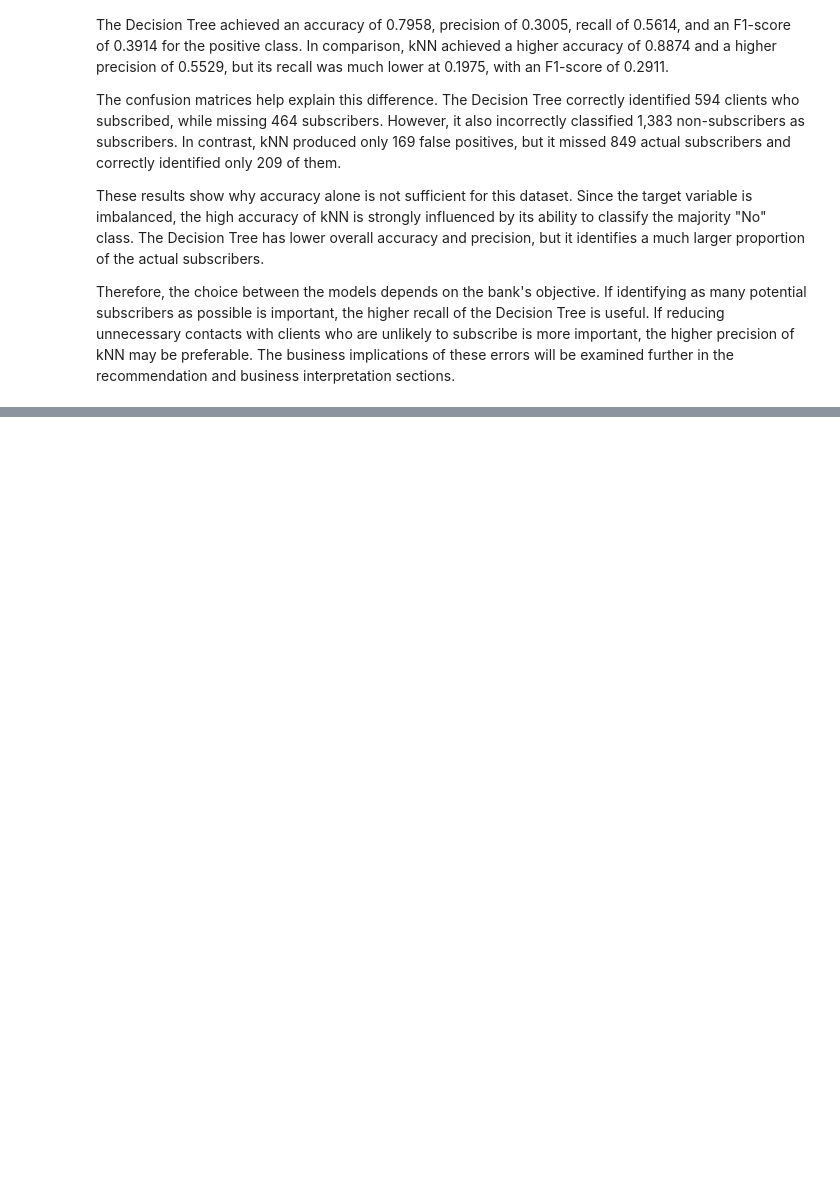
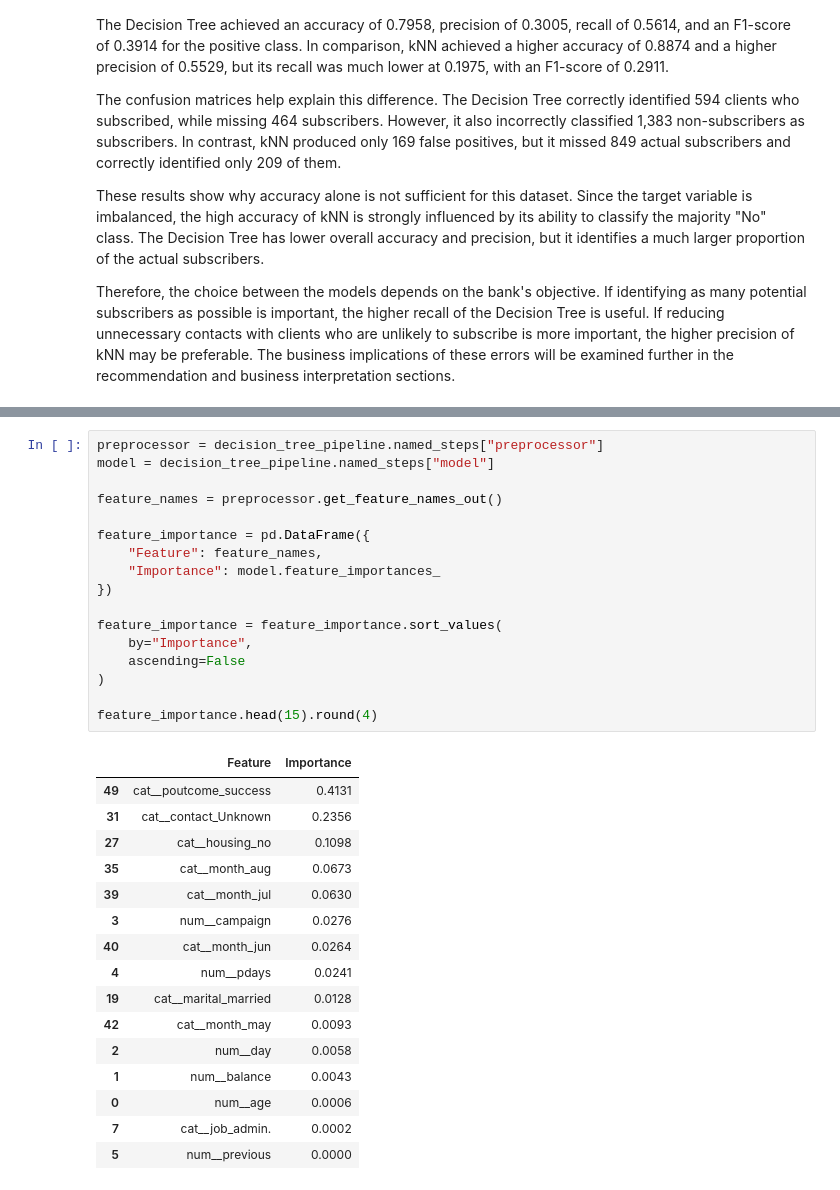
Before and after one commit to liadagon/Applied_Artificial_Intelligence, a Jupyter notebook: FinalProjectAppliedAI.ipynb, the cells around one changed output, grey strips where cells are left out. Drawn from its saved outputs; the diff is of its cells as text; blank space fills up the shorter version.

Commit message:
Add Part H data-driven recommendation module

```diff
--- a/FinalProjectAppliedAI.ipynb
+++ b/FinalProjectAppliedAI.ipynb
@@ -1148,0 +1245,34 @@ Therefore, the choice between the models depends on the bank's objective. If ide
+# %%
+preprocessor = decision_tree_pipeline.named_steps["preprocessor"]
+model = decision_tree_pipeline.named_steps["model"]
+
+feature_names = preprocessor.get_feature_names_out()
+
+feature_importance = pd.DataFrame({
+    "Feature": feature_names,
+    "Importance": model.feature_importances_
+})
+
+feature_importance = feature_importance.sort_values(
+    by="Importance",
+    ascending=False
+)
+
+feature_importance.head(15).round(4)
+# %% [output]
+|  | Feature | Importance |
+| 49 | cat__poutcome_success | 0.4131 |
+| 31 | cat__contact_Unknown | 0.2356 |
+| 27 | cat__housing_no | 0.1098 |
+| 35 | cat__month_aug | 0.0673 |
+| 39 | cat__month_jul | 0.0630 |
+| 3 | num__campaign | 0.0276 |
+| 40 | cat__month_jun | 0.0264 |
+| 4 | num__pdays | 0.0241 |
+| 19 | cat__marital_married | 0.0128 |
+| 42 | cat__month_may | 0.0093 |
+| 2 | num__day | 0.0058 |
+| 1 | num__balance | 0.0043 |
+| 0 | num__age | 0.0006 |
+| 7 | cat__job_admin. | 0.0002 |
+| 5 | num__previous | 0.0000 |
```
Also changed, not shown: parts of 17 cells of this notebook.
